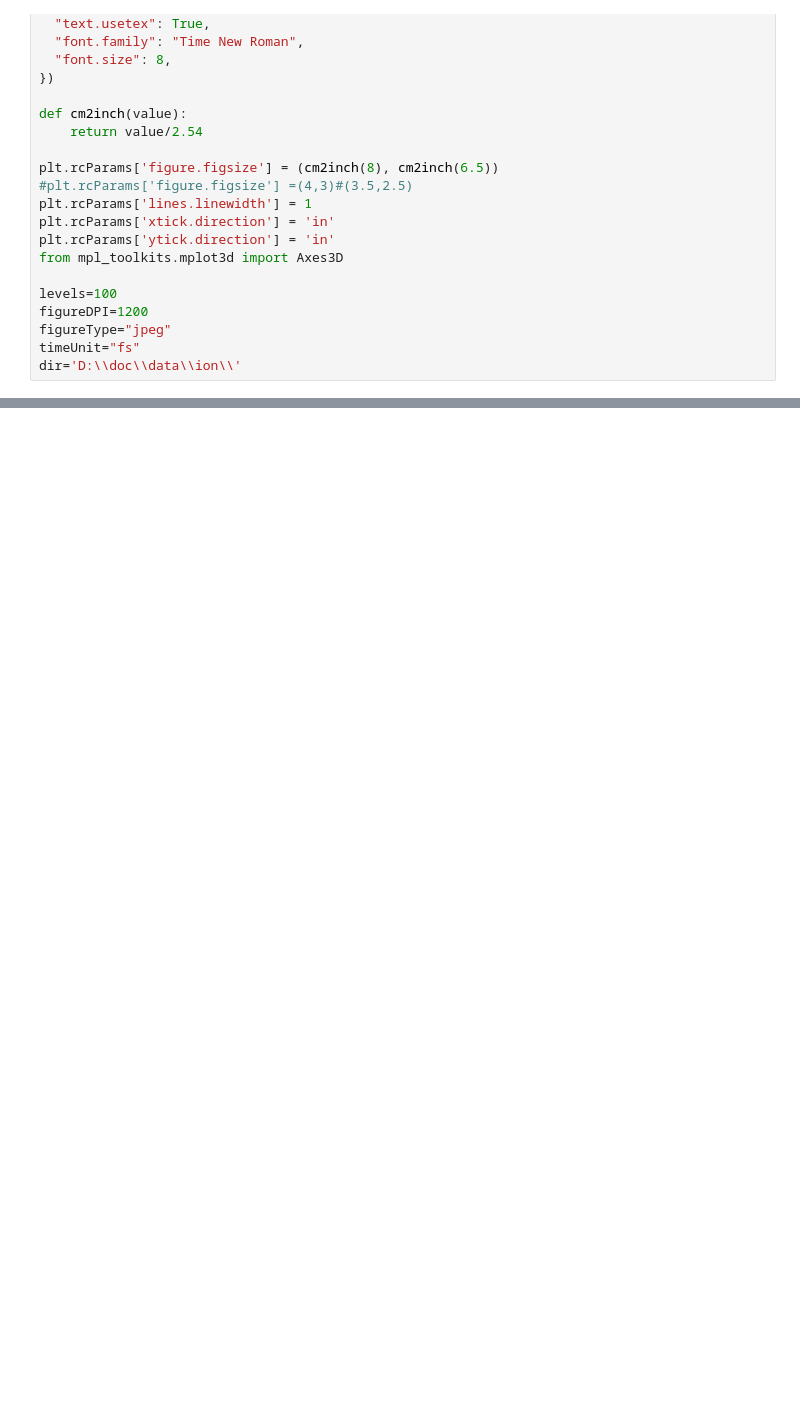
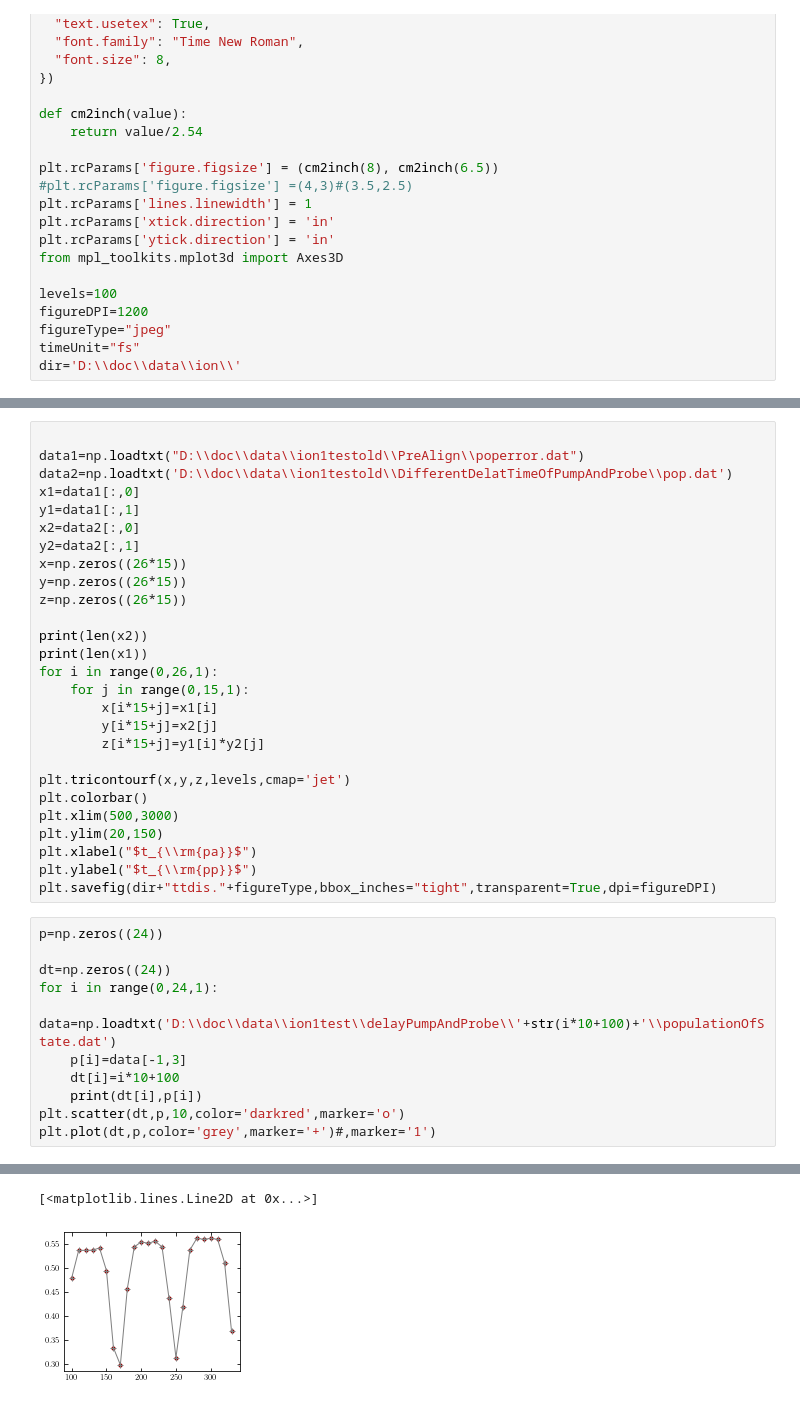
Before and after one commit to anfax/SciDataPlot, a Jupyter notebook: Python/IonPaperPlot.ipynb, the cells around one changed output, grey strips where cells are left out. Cells and saved outputs as stored; diff of their text form; blank space fills up the shorter version.

```diff
--- a/Python/IonPaperPlot.ipynb
+++ b/Python/IonPaperPlot.ipynb
@@ -435,0 +762,39 @@ plt.show()
+# %%
+
+data1=np.loadtxt("D:\\doc\\data\\ion1testold\\PreAlign\\poperror.dat")
+data2=np.loadtxt('D:\\doc\\data\\ion1testold\\DifferentDelatTimeOfPumpAndProbe\\pop.dat')
+x1=data1[:,0]
+y1=data1[:,1]
+x2=data2[:,0]
+y2=data2[:,1]
+x=np.zeros((26*15))
+y=np.zeros((26*15))
+z=np.zeros((26*15))
+
+print(len(x2))
+print(len(x1))
+for i in range(0,26,1):
+    for j in range(0,15,1):
+        x[i*15+j]=x1[i]
+        y[i*15+j]=x2[j]
+        z[i*15+j]=y1[i]*y2[j]
+
+plt.tricontourf(x,y,z,levels,cmap='jet')
+plt.colorbar()
+plt.xlim(500,3000)
+plt.ylim(20,150)
+plt.xlabel("$t_{\\rm{pa}}$")
+plt.ylabel("$t_{\\rm{pp}}$")
+plt.savefig(dir+"ttdis."+figureType,bbox_inches="tight",transparent=True,dpi=figureDPI)
+# %%
+p=np.zeros((24))
+
+dt=np.zeros((24))
+for i in range(0,24,1):
+    data=np.loadtxt('D:\\doc\\data\\ion1test\\delayPumpAndProbe\\'+str(i*10+100)+'\\populationOfState.dat')
+    p[i]=data[-1,3]
+    dt[i]=i*10+100
+    print(dt[i],p[i])
+plt.scatter(dt,p,10,color='darkred',marker='o')
+plt.plot(dt,p,color='grey',marker='+')#,marker='1')
+# %% [output]
@@ -435,0 +818,2 @@ plt.show()
+[<matplotlib.lines.Line2D at 0x...>]
+[figure, added]
```
Also changed, not shown: parts of 13 cells of this notebook, 1 other file.
